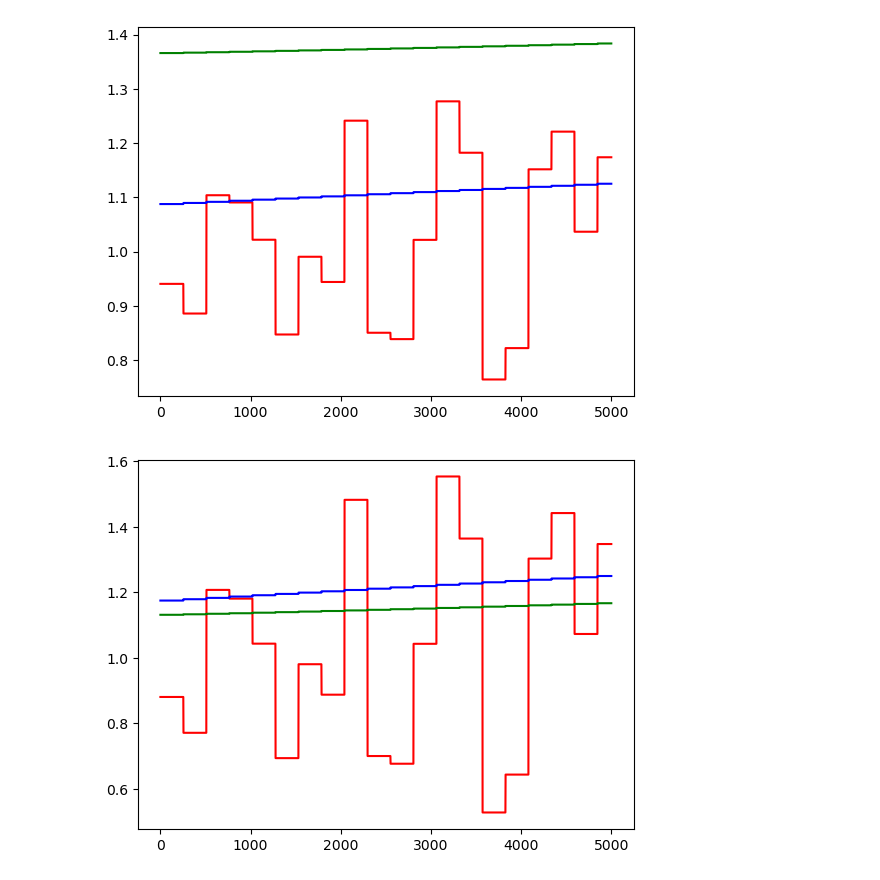
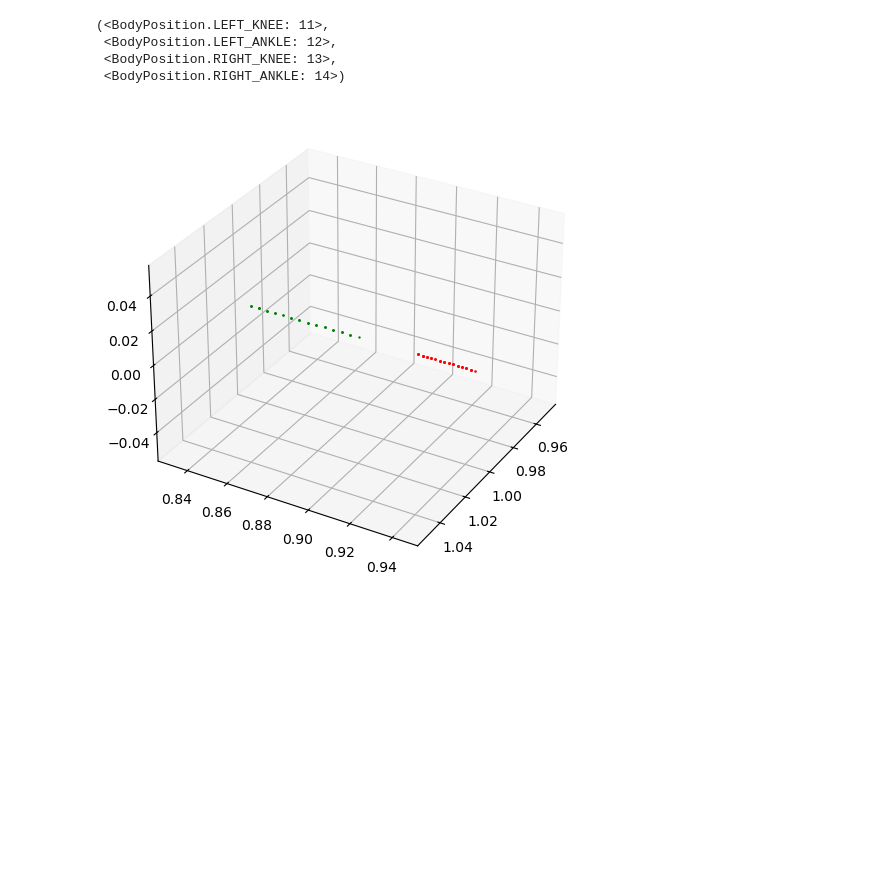
Before and after one commit to GmelaN/seoung_sim, a Jupyter notebook: mobility_visualization.ipynb, the cells around one changed output. Cells and saved outputs as stored; diff of their text form; code cells hidden in the pictures; blank space fills up the shorter version.

```diff
--- a/mobility_visualization.ipynb
+++ b/mobility_visualization.ipynb
@@ -5,11 +5,12 @@ from simpy.events import NORMAL
 from ban.base.helper.mobility_helper import MobilityHelper
 from ban.base.mobility import MobilityModel, BodyPosition
 
+import matplotlib.pyplot as plt
 
 env = simpy.Environment()
 
 # 앞에 애들은 움직이지 않는 애들임
-positions = tuple(BodyPosition)[7:]
+positions = tuple(BodyPosition)[11:13]
 mob_helper = MobilityHelper(env)
 
 mobs = []
@@ -20,32 +21,54 @@ for pos in positions:
 
 mob_helper.do_walking(env)
 
-mobs_pos = [[[], [], []] for _ in range(len(positions))]
+mobs_pos = [[] for _ in range(len(positions))]
 
 def print_info(ev):
     for idx, mob in enumerate(mob_helper.mobility_list):
-        mobs_pos[idx][0].append(mob.get_position().x)
-        mobs_pos[idx][1].append(mob.get_position().y)
-        mobs_pos[idx][2].append(mob.get_position().z)
-
+        pos = mob.get_position()
+        mobs_pos[idx].append((pos.x, pos.y, pos.z))
 
     event = simpy.Event(env)
     event.env = env
     event._ok = True
     event.callbacks.append(print_info)
 
-    env.schedule(event, priority=NORMAL, delay=0.001)
+    env.schedule(event, priority=NORMAL, delay=0.05)
 
 print_info(env)
-env.run(until=5)
+env.run(until=2)
+# %%
+tuple((BodyPosition))[11:]
+# %% [output]
+(<BodyPosition.LEFT_KNEE: 11>,
+ <BodyPosition.LEFT_ANKLE: 12>,
+ <BodyPosition.RIGHT_KNEE: 13>,
+ <BodyPosition.RIGHT_ANKLE: 14>)
 # %%
-import matplotlib.pyplot as plt
+from mpl_toolkits.mplot3d import Axes3D
 
-for idx, mob in enumerate(mobs):
-    plt.plot(mobs_pos[idx][0], c='r')
-    plt.plot(mobs_pos[idx][1], c='g')
-    plt.plot(mobs_pos[idx][2], c='b')
-    plt.show()
+from tqdm import tqdm
+
+# fig = plt.figure(figsize=(9, 6))
+# ax = fig.add_subplot(111, projection='3d')
+colors = ('r', 'g', 'b', 'c', 'm', 'y', 'k', 'w', 'violet', 'purple', 'lavender', 'darkorange', 'crimson', 'darkcyan', 'tomato')
+
+fig = plt.figure(figsize=(9, 6))
+ax = fig.add_subplot(111, projection='3d')
+
+ax.view_init(elev=30, azim=30)
+
+for i, mob in enumerate(tqdm(mobs_pos)):
+    for x, y, z in mob:
+        plt.scatter(x, y, z, color=colors[i], alpha=1)
+
+# for idx, mob in enumerate(mobs):
+#     plt.scatter(mobs_pos[idx][0], mobs_pos[idx][1], mobs_pos[idx][2], color=colors[idx], alpha=1)
+    # plt.title(BodyPosition(idx).name)
+
+    # plt.plot(mobs_pos[idx][0], c='r')
+    # plt.plot(mobs_pos[idx][1], c='g')
+    # plt.plot(mobs_pos[idx][2], c='b')
+plt.show()
 # %% [output]
-[figure, old version]
+[figure, new version]
-[figure, removed]
```
Also changed, not shown: parts of 1 cell of this notebook, 5 other files.
